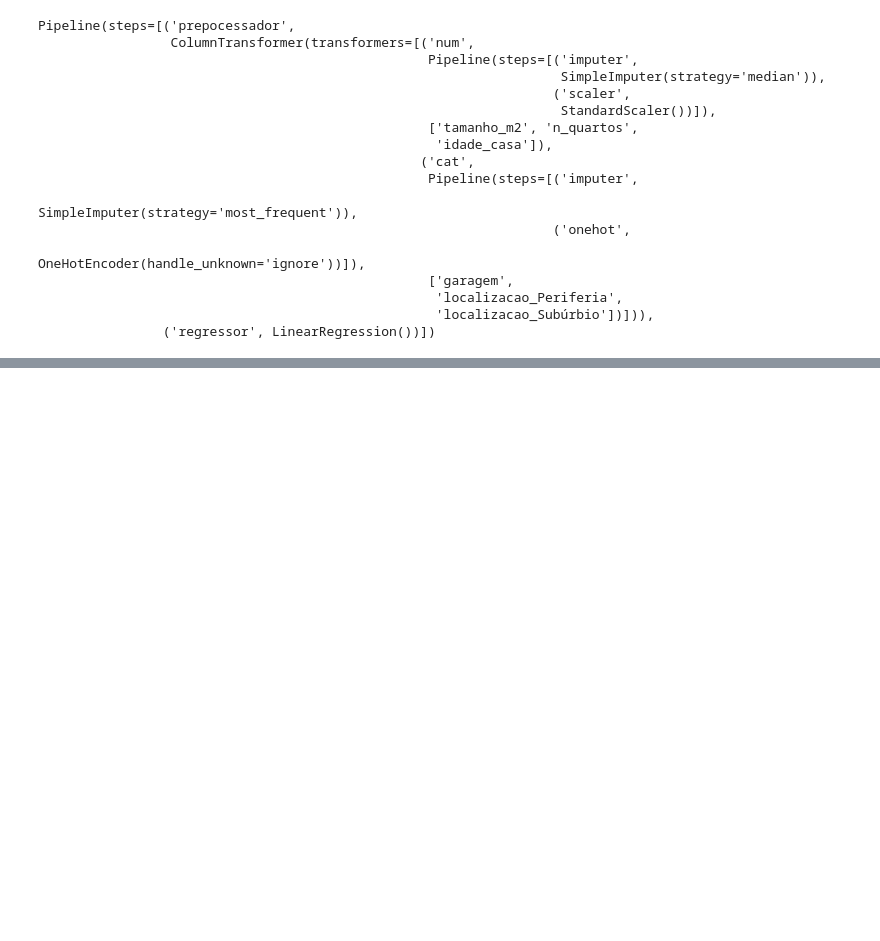
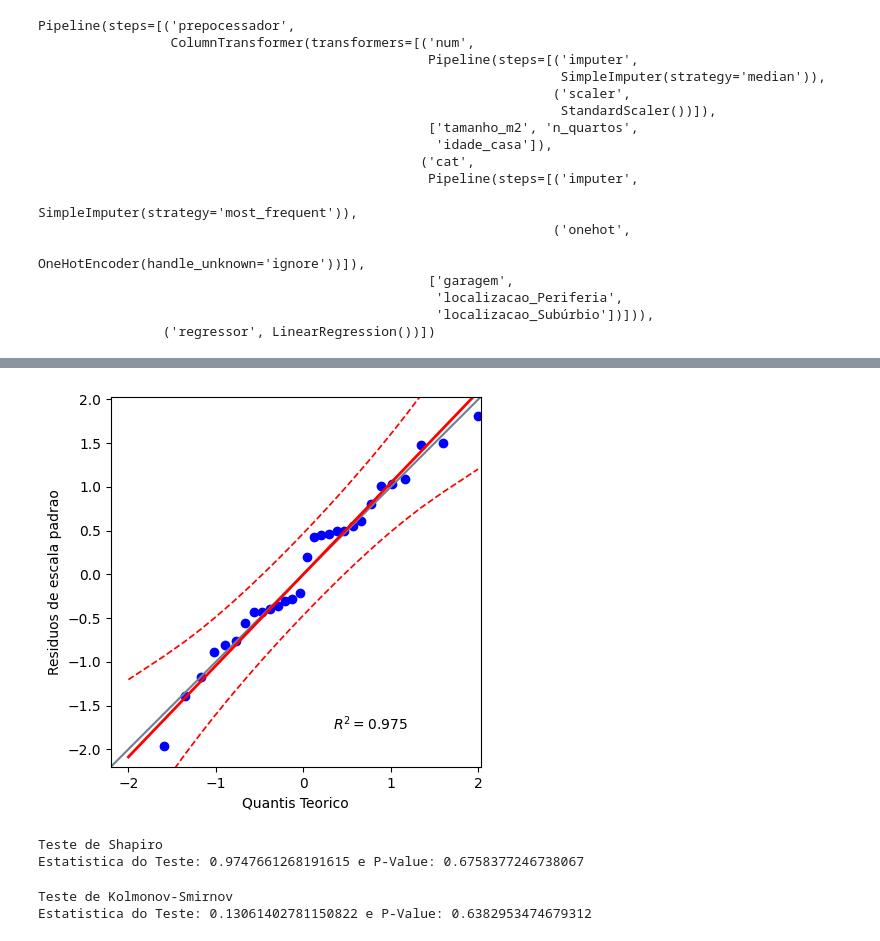
Before and after one commit to KauaCarneirodeMorais/modelo_regressao_linear_multipla_aluguel, a Jupyter notebook: modelo_aluguel.ipynb, the cells around one changed output, grey strips where cells are left out. Drawn from its saved outputs; the diff is of its cells as text; code cells hidden in the pictures; blank space fills up the shorter version.

```diff
--- a/modelo_aluguel.ipynb
+++ b/modelo_aluguel.ipynb
@@ -373,0 +411,7 @@ Pipeline(steps=[('prepocessador',
+# %%
+pingouin.qqplot(residuos_std, dist="norm", confidence=0.95)
+plt.xlabel("Quantis Teorico")
+plt.ylabel("Residuos de escala padrao")
+plt.show()
+# %% [output]
+[figure, added]
@@ -373,0 +426,6 @@ Pipeline(steps=[('prepocessador',
+# %%
+print("Teste de Shapiro")
+print(f"Estatistica do Teste: {stat_shpiro} e P-Value: {p_value_shapiro}")
+# %% [output]
+Teste de Shapiro
+Estatistica do Teste: 0.9747661268191615 e P-Value: 0.6758377246738067
@@ -373,0 +435,6 @@ Pipeline(steps=[('prepocessador',
+# %%
+print("Teste de Kolmonov-Smirnov")
+print(f"Estatistica do Teste: {stat_ks} e P-Value: {p_value_ks}")
+# %% [output]
+Teste de Kolmonov-Smirnov
+Estatistica do Teste: 0.13061402781150822 e P-Value: 0.6382953474679312
```
Also changed, not shown: parts of 29 cells of this notebook, 1 other file.
